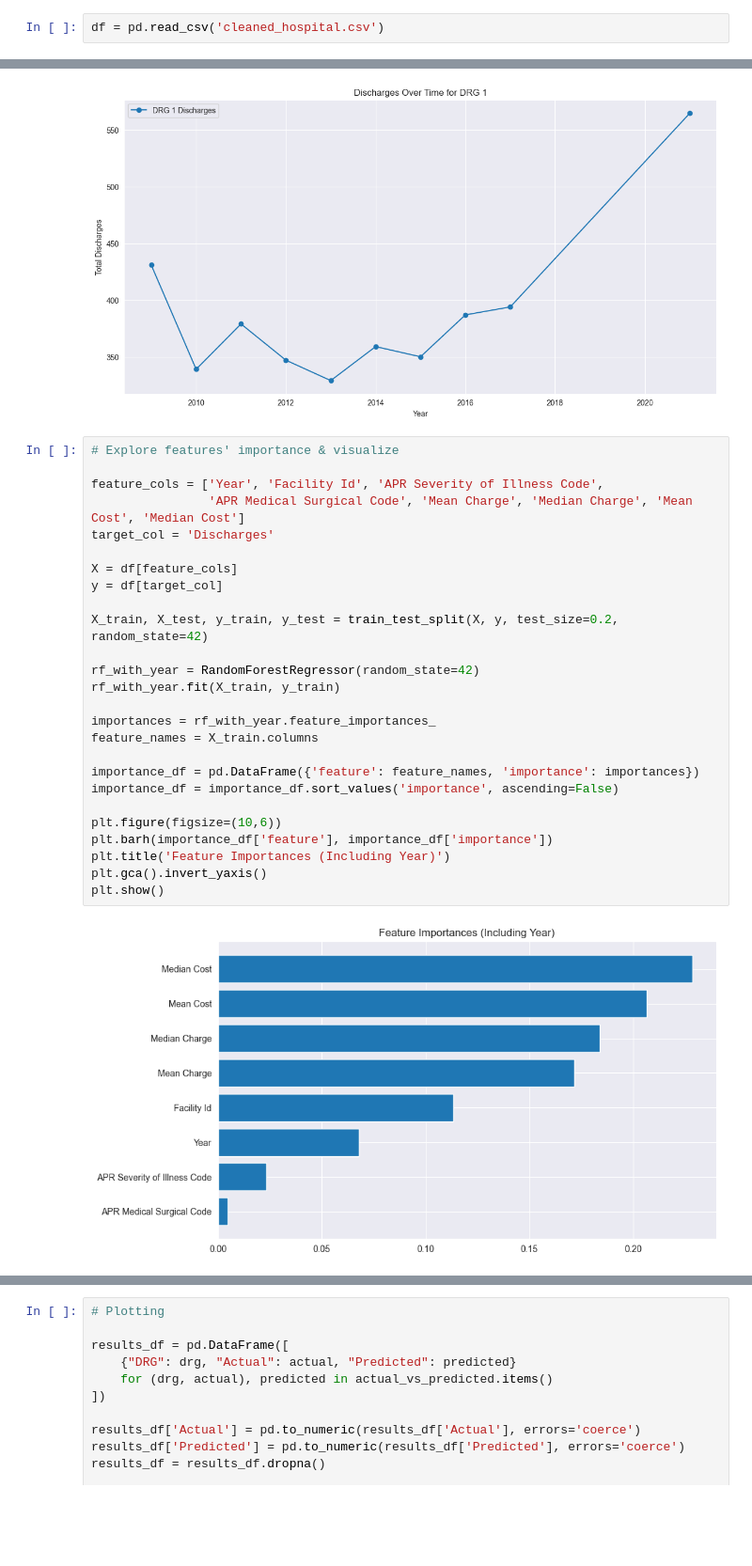
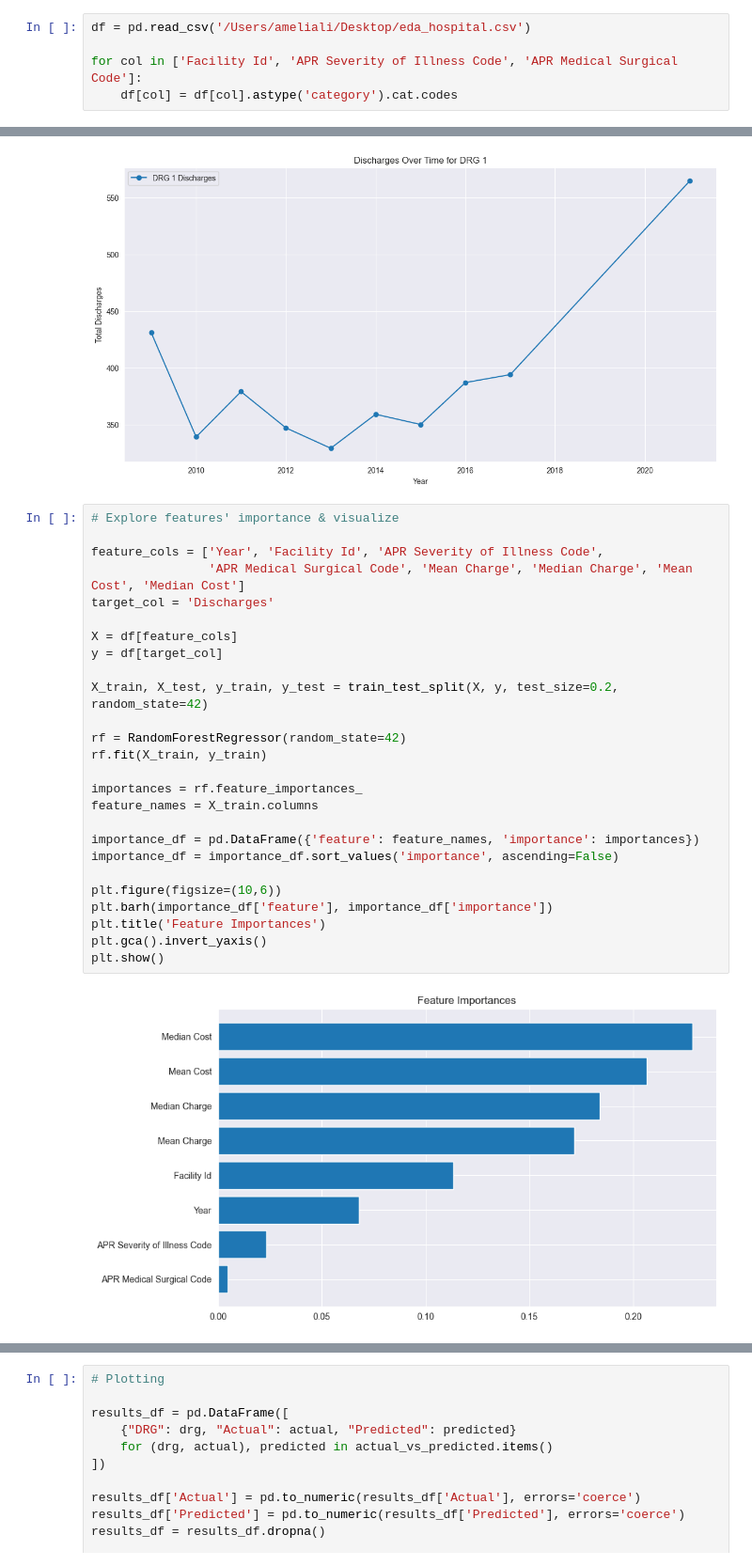
Before and after one commit to Marc0Guo/Datathon2025, a Jupyter notebook: q2_rf.ipynb, the cells around one changed output, grey strips where cells are left out. Shown at 94% size. Drawn from its saved outputs; the diff is of its cells as text; blank space fills up the shorter version.

```diff
--- a/q2_rf.ipynb
+++ b/q2_rf.ipynb
@@ -11,5 +8,8 @@ from sklearn.preprocessing import LabelEncoder
 # %%
-df = pd.read_csv('cleaned_hospital.csv')
+df = pd.read_csv('/Users/ameliali/Desktop/eda_hospital.csv')
+
+for col in ['Facility Id', 'APR Severity of Illness Code', 'APR Medical Surgical Code']:
+    df[col] = df[col].astype('category').cat.codes
 # %%
 # Plotting change in discharges to a DRG over time to see what trend looks like
 
@@ -31,31 +31,31 @@ plt.show()
 # %%
 # Explore features' importance & visualize
 
 feature_cols = ['Year', 'Facility Id', 'APR Severity of Illness Code',
                 'APR Medical Surgical Code', 'Mean Charge', 'Median Charge', 'Mean Cost', 'Median Cost']
 target_col = 'Discharges'
 
 X = df[feature_cols]
 y = df[target_col]
 
 X_train, X_test, y_train, y_test = train_test_split(X, y, test_size=0.2, random_state=42)
 
-rf_with_year = RandomForestRegressor(random_state=42)
-rf_with_year.fit(X_train, y_train)
+rf = RandomForestRegressor(random_state=42)
+rf.fit(X_train, y_train)
 
-importances = rf_with_year.feature_importances_
+importances = rf.feature_importances_
 feature_names = X_train.columns
 
 importance_df = pd.DataFrame({'feature': feature_names, 'importance': importances})
 importance_df = importance_df.sort_values('importance', ascending=False)
 
 plt.figure(figsize=(10,6))
 plt.barh(importance_df['feature'], importance_df['importance'])
-plt.title('Feature Importances (Including Year)')
+plt.title('Feature Importances')
 plt.gca().invert_yaxis()
 plt.show()
 # %% [output]
-[figure, old version]
+[figure, new version]
 # %%
 train_ratio = 0.8
 actual_vs_predicted = {}
```
Also changed, not shown: parts of 6 cells of this notebook.
